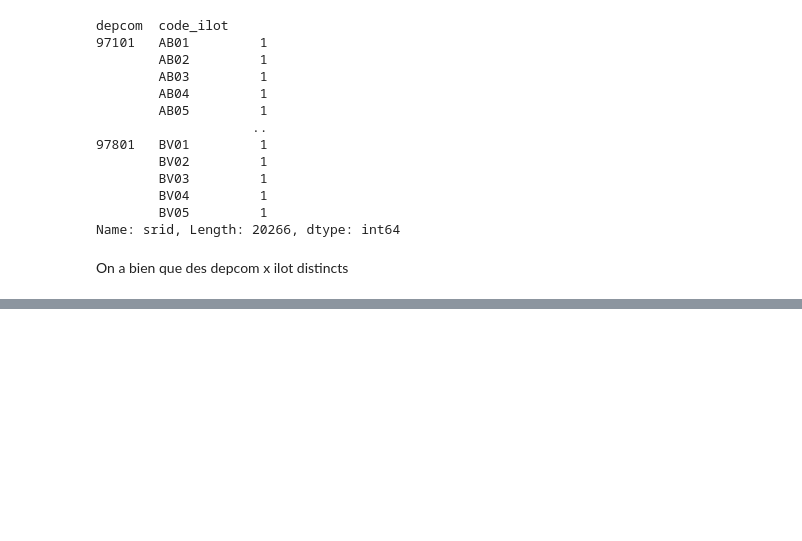
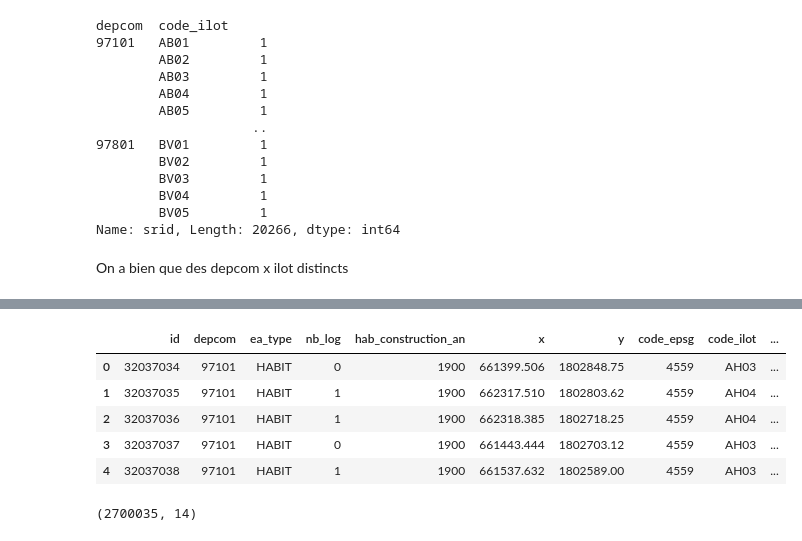
Before and after one commit to InseeFrLab/detection-habitat-spontane, a Jupyter notebook: notebooks/explore_ril.ipynb, the cells around one changed output, grey strips where cells are left out. Cells and saved outputs as stored; diff of their text form; code cells hidden in the pictures; blank space fills up the shorter version.

```diff
--- a/notebooks/explore_ril.ipynb
+++ b/notebooks/explore_ril.ipynb
@@ -908,0 +939,36 @@ On a bien que des depcom x ilot distincts
+# %%
+with fs.open('projet-slums-detection/Donnees/RIL/ril_gc_dom.csv', 'r') as f:
+    df_gc = pd.read_csv(f, dtype={
+        "id": str,
+        "depcom": str,
+        "ea_type": str,
+        "nb_log": pd.Int64Dtype(),
+        "hab_construction_an": pd.Int64Dtype(),
+        "x": float,
+        "y": float,
+        "code_epsg": str,
+        "code_ilot": str,
+        "grp_rotation": pd.Int64Dtype(),
+        "millesime": pd.Int64Dtype(),
+        "date_livraison": object,
+        "reperage": str
+    })
+# %%
+df_gc = df_gc[["id", "depcom", "ea_type", "nb_log", "hab_construction_an", "x", "y", "code_epsg", "code_ilot", "grp_rotation", "millesime", "date_livraison", "reperage"]]
+# %%
+df_pc["type_com"] = "pc"
+df_gc["type_com"] = "gc"
+# %%
+df_ril = pd.concat([df_gc, df_pc])
+df_ril.head()
+# %% [output]
+|  | id | depcom | ea_type | nb_log | hab_construction_an | x | y | code_epsg | code_ilot | ... |
+| 0 | 32037034 | 97101 | HABIT | 0 | 1900 | 661399.506 | 1802848.75 | 4559 | AH03 | ... |
+| 1 | 32037035 | 97101 | HABIT | 1 | 1900 | 662317.510 | 1802803.62 | 4559 | AH04 | ... |
+| 2 | 32037036 | 97101 | HABIT | 1 | 1900 | 662318.385 | 1802718.25 | 4559 | AH04 | ... |
+| 3 | 32037037 | 97101 | HABIT | 0 | 1900 | 661443.444 | 1802703.12 | 4559 | AH03 | ... |
+| 4 | 32037038 | 97101 | HABIT | 1 | 1900 | 661537.632 | 1802589.00 | 4559 | AH03 | ... |
+# %%
+df_ril.shape
+# %% [output]
+(2700035, 14)
```
Also changed, not shown: parts of 14 cells of this notebook, 1 other file.
